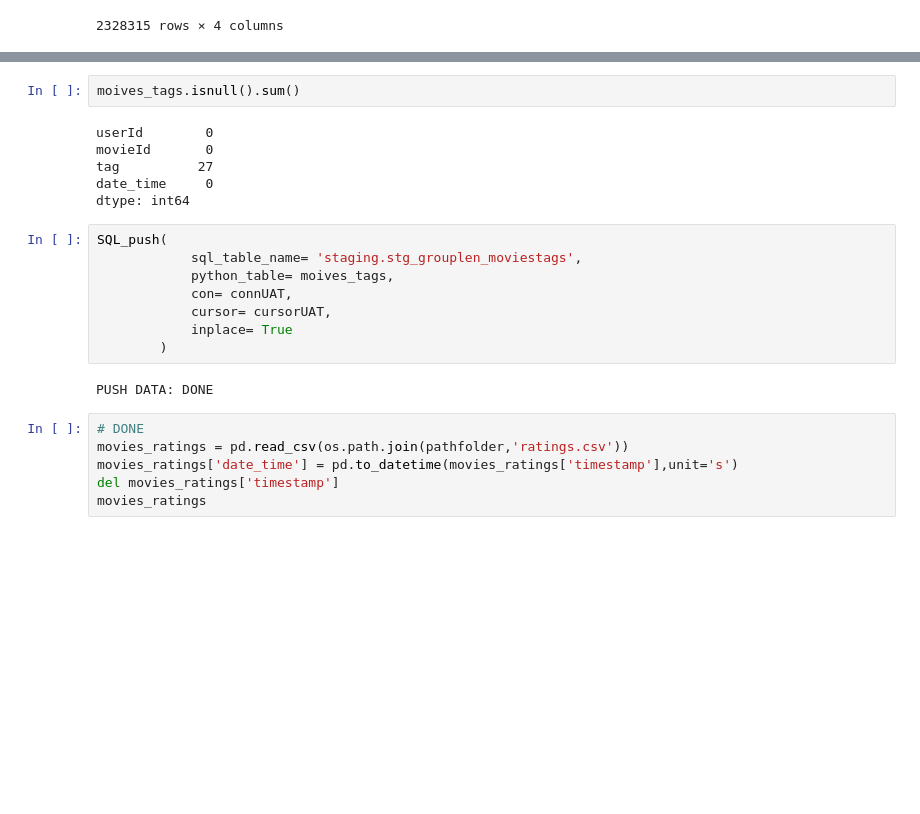
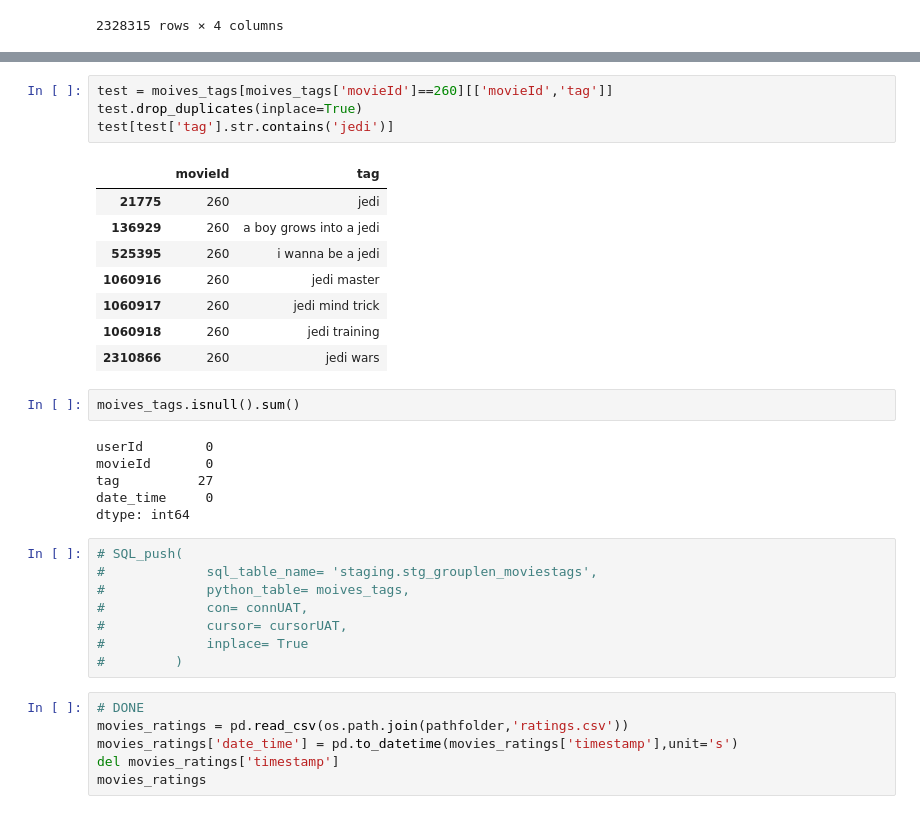
Before and after one commit to DK-Hieu/PTPM_project, a Jupyter notebook: PTPM_data_db.ipynb, the cells around one changed output, grey strips where cells are left out. Cells and saved outputs as stored; diff of their text form; blank space fills up the shorter version.

```diff
--- a/PTPM_data_db.ipynb
+++ b/PTPM_data_db.ipynb
@@ -222,3 +314,16 @@ moives_tags
+# %%
+test = moives_tags[moives_tags['movieId']==260][['movieId','tag']]
+test.drop_duplicates(inplace=True)
+test[test['tag'].str.contains('jedi')]
+# %% [output]
+|  | movieId | tag |
+| 21775 | 260 | jedi |
+| 136929 | 260 | a boy grows into a jedi |
+| 525395 | 260 | i wanna be a jedi |
+| 1060916 | 260 | jedi master |
+| 1060917 | 260 | jedi mind trick |
+| 1060918 | 260 | jedi training |
+| 2310866 | 260 | jedi wars |
 # %%
 moives_tags.isnull().sum()
 # %% [output]
@@ -228,15 +333,13 @@ tag          27
 date_time     0
 dtype: int64
 # %%
-SQL_push(
-            sql_table_name= 'staging.stg_grouplen_moviestags',
-            python_table= moives_tags,
-            con= connUAT,
-            cursor= cursorUAT,
-            inplace= True
-        )
+# SQL_push(
+#             sql_table_name= 'staging.stg_grouplen_moviestags',
+#             python_table= moives_tags,
+#             con= connUAT,
+#             cursor= cursorUAT,
+#             inplace= True
+#         )
-# %% [output]
-PUSH DATA: DONE
 # %%
 # DONE
 movies_ratings = pd.read_csv(os.path.join(pathfolder,'ratings.csv'))
```
Also changed, not shown: parts of 14 cells of this notebook, 2 other files.
